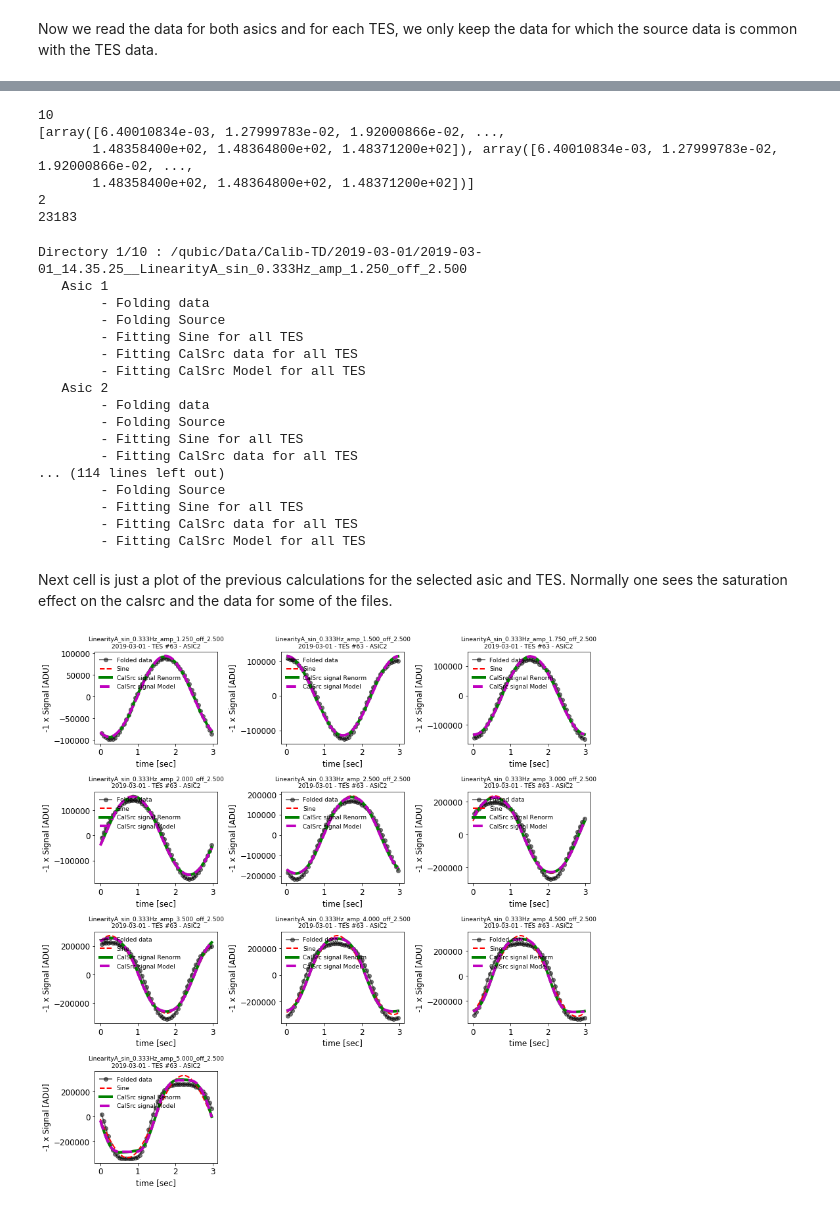
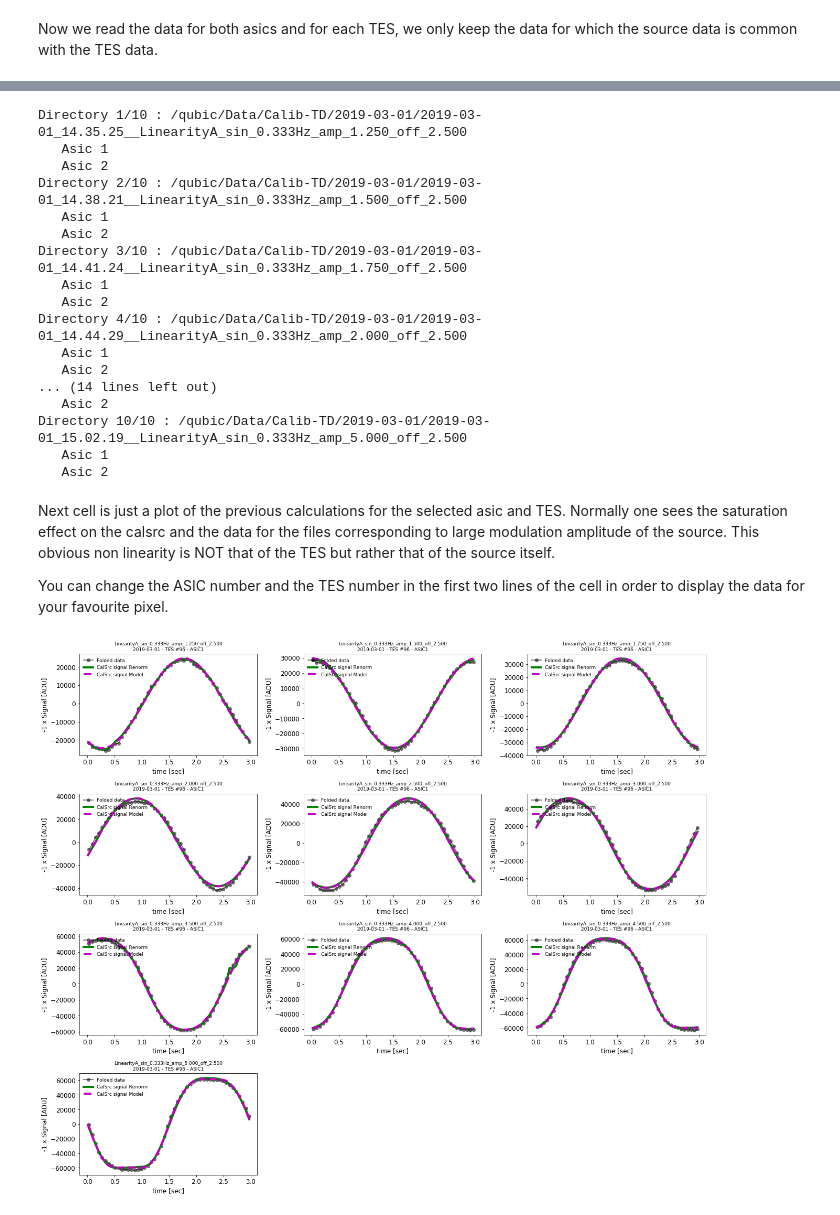
Before and after one commit to qubicsoft/qubic, a Jupyter notebook: qubic/scripts/Calibration/Linearity_All.ipynb, the cells around one changed output, grey strips where cells are left out. Cells and saved outputs as stored; diff of their text form; code cells hidden in the pictures.

```diff
--- a/qubic/scripts/Calibration/Linearity_All.ipynb
+++ b/qubic/scripts/Calibration/Linearity_All.ipynb
@@ -199,15 +246,3 @@ We now fold the data into a period of the modulation frequency with a given binn
-# %%
-print len(dd)
-print(tt[0])
-print(len(tt[0]))
-print(len(tt[0][0]))
-# %% [output]
-10
-[array([6.40010834e-03, 1.27999783e-02, 1.92000866e-02, ...,
-       1.48358400e+02, 1.48364800e+02, 1.48371200e+02]), array([6.40010834e-03, 1.27999783e-02, 1.92000866e-02, ...,
-       1.48358400e+02, 1.48364800e+02, 1.48371200e+02])]
-2
-23183
 # %%
 reload(ll)
 
@@ -228,7 +263,7 @@ for ii in xrange(len(dirs)):
     for asicindex in xrange(2):
         print('   Asic {}'.format(asicindex+1))
         ##### Folding Data
-        print('        - Folding data')
+        #print('        - Folding data')
         time = tt[ii][asicindex]
         ns = len(time)
         tesdata = -dd[ii][asicindex]   # Minus sign in order to have positive power in positive direction
@@ -239,7 +274,7 @@ for ii in xrange(len(dirs)):
         allfolded_error[ii, asicindex, :, :] = dy
 
         ##### Folding Source data
-        print('        - Folding Source')
+        #print('        - Folding Source')
         srctime = tt_src[ii][asicindex]
         srcdata = np.reshape(dd_src[ii][asicindex], (1,len(dd_src[ii][asicindex])))
         folded_src, tsrc, folded_nonorm_src, dy_src = ft.fold_data(srctime, srcdata,
@@ -248,16 +283,16 @@ for ii in xrange(len(dirs)):
         allfolded_src[ii,asicindex, :, :] = folded_nonorm_src
 
         ##### Now fitting each TES with the curves
-        print('        - Fitting Sine for all TES')
-        for TESindex in xrange(128):
-            ##### Fitting folded data with a sine
-            guess = np.array([5000.*amps[ii], 1./modulation_frequency, 1.,0.])
-            res = ft.do_minuit(t,allfolded[ii, asicindex, TESindex, :], allfolded_error[ii, asicindex, TESindex, :],
-                               guess, functname=ll.sine, fixpars=[0,1,0,0],verbose=False, force_chi2_ndf=True)
-            allresfit[ii, asicindex, TESindex, :] = res[1]
-            allerrfit[ii, asicindex, TESindex, :] = res[2]
+        #print('        - Fitting Sine for all TES')
+#         for TESindex in xrange(128):
+#             ##### Fitting folded data with a sine
+#             guess = np.array([5000.*amps[ii], 1./modulation_frequency, 1.,0.])
+#             res = ft.do_minuit(t,allfolded[ii, asicindex, TESindex, :], allfolded_error[ii, asicindex, TESindex, :],
+#                                guess, functname=ll.sine, fixpars=[0,1,0,0],verbose=False, force_chi2_ndf=True)
+#             allresfit[ii, asicindex, TESindex, :] = res[1]
+#             allerrfit[ii, asicindex, TESindex, :] = res[2]
 
-        print('        - Fitting CalSrc data for all TES')
+        #print('        - Fitting CalSrc data for all TES')
         for TESindex in xrange(128):
             ##### Fitting a possible shift in t and y to source data
             guess = np.array([600, 0.1,100])
@@ -267,7 +302,7 @@ for ii in xrange(len(dirs)):
             allresfit_src[ii, asicindex, TESindex,:] = res[1]
             allerrfit_src[ii, asicindex, TESindex,:] = res[2]
 
-        print('        - Fitting CalSrc Model for all TES')
+        #print('        - Fitting CalSrc Model for all TES')
         for TESindex in xrange(128):
             ##### Fitting The model source data
             guess = np.array([600, np.mean(allfolded[ii, asicindex, TESindex:]),
@@ -279,44 +314,46 @@ for ii in xrange(len(dirs)):
 # %% [output]
 Directory 1/10 : /qubic/Data/Calib-TD/2019-03-01/2019-03-01_14.35.25__LinearityA_sin_0.333Hz_amp_1.250_off_2.500
    Asic 1
-        - Folding data
-        - Folding Source
-        - Fitting Sine for all TES
-        - Fitting CalSrc data for all TES
-        - Fitting CalSrc Model for all TES
    Asic 2
-        - Folding data
-        - Folding Source
-        - Fitting Sine for all TES
-        - Fitting CalSrc data for all TES
-... (114 lines left out)
-        - Folding Source
-        - Fitting Sine for all TES
-        - Fitting CalSrc data for all TES
-        - Fitting CalSrc Model for all TES
+Directory 2/10 : /qubic/Data/Calib-TD/2019-03-01/2019-03-01_14.38.21__LinearityA_sin_0.333Hz_amp_1.500_off_2.500
+   Asic 1
+   Asic 2
+Directory 3/10 : /qubic/Data/Calib-TD/2019-03-01/2019-03-01_14.41.24__LinearityA_sin_0.333Hz_amp_1.750_off_2.500
+   Asic 1
+   Asic 2
+Directory 4/10 : /qubic/Data/Calib-TD/2019-03-01/2019-03-01_14.44.29__LinearityA_sin_0.333Hz_amp_2.000_off_2.500
+   Asic 1
+   Asic 2
+... (14 lines left out)
+   Asic 2
+Directory 10/10 : /qubic/Data/Calib-TD/2019-03-01/2019-03-01_15.02.19__LinearityA_sin_0.333Hz_amp_5.000_off_2.500
+   Asic 1
+   Asic 2
 # %% [markdown]
-Next cell is just a plot of the previous calculations for the selected asic and TES. Normally one sees the saturation effect on the calsrc and the data for some of the files.
+Next cell is just a plot of the previous calculations for the selected asic and TES. Normally one sees the saturation effect on the calsrc and the data for the files corresponding to large modulation amplitude of the source. This obvious non linearity is NOT that of the TES but rather that of the source itself.
+
+You can change the ASIC number and the TES number in the first two lines of the cell in order to display the data for your favourite pixel.
 # %%
-theASIC = 2
-theTES = 63
+theASIC = 1
+theTES = 96
 
 asicindex = theASIC-1
 tesindex = theTES-1
-rc('figure',figsize=(12,12))
+rc('figure',figsize=(18,15))
 ttt = np.linspace(0,np.max(t),1000)
 for ii in xrange(len(tt)):
     subplot(4,3,ii+1)
     p=plot(t,allfolded[ii,asicindex, tesindex, :],'ko-', lw=2, alpha=0.5,label='Folded data')
-    plot(ttt, ll.sine(ttt, allresfit[ii,asicindex, tesindex,:]),'r--', lw=2,
-           label='Sine')
+#     plot(ttt, ll.sine(ttt, allresfit[ii,asicindex, tesindex,:]),'r--', lw=2,
+#            label='Sine')
     p=plot(tsrc, ll.shift_src([tsrc,allfolded_src[ii,asicindex, tesindex,:], 1./modulation_frequency] ,
                               allresfit_src[ii,asicindex, tesindex,:]),'g-', lw=4, label='CalSrc signal Renorm')
     p=plot(ttt, ll.sinesat(ttt, allresfit_src_model[ii,asicindex, tesindex,:]),'m--', lw=4, label='CalSrc signal Model')
     title(labels[ii]+'\n'+day+' - TES #{} - ASIC{}'.format(theTES, theASIC),fontsize=9)
     xlabel('time [sec]')
     ylabel('-1 x Signal [ADU]')
     legend(fontsize=9,frameon=False, loc='upper left')
 tight_layout()
 # %% [output]
-[figure, old version]
+[figure, new version]
 # %% [markdown]
```
Also changed, not shown: parts of 24 cells of this notebook, 1 other file.
